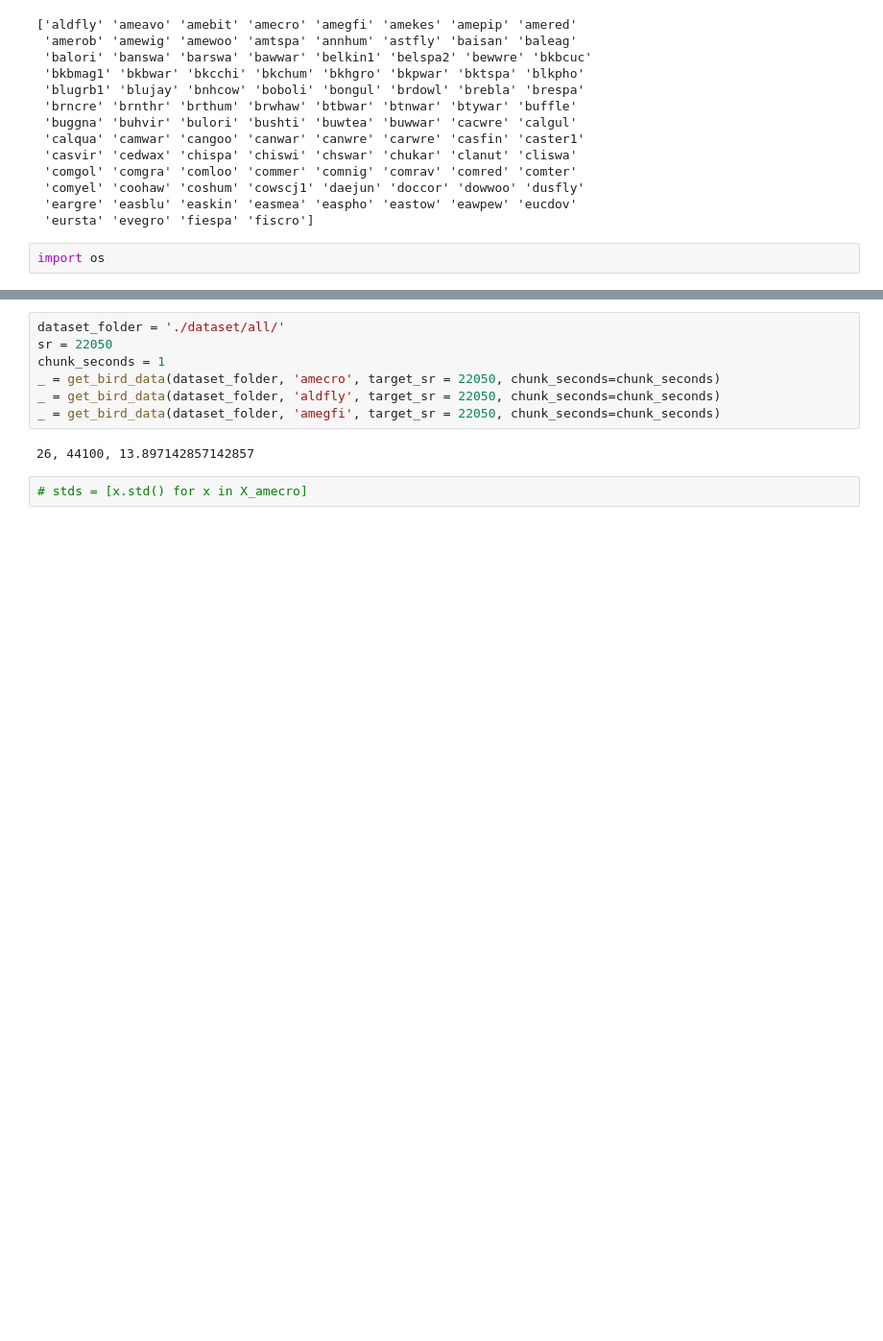
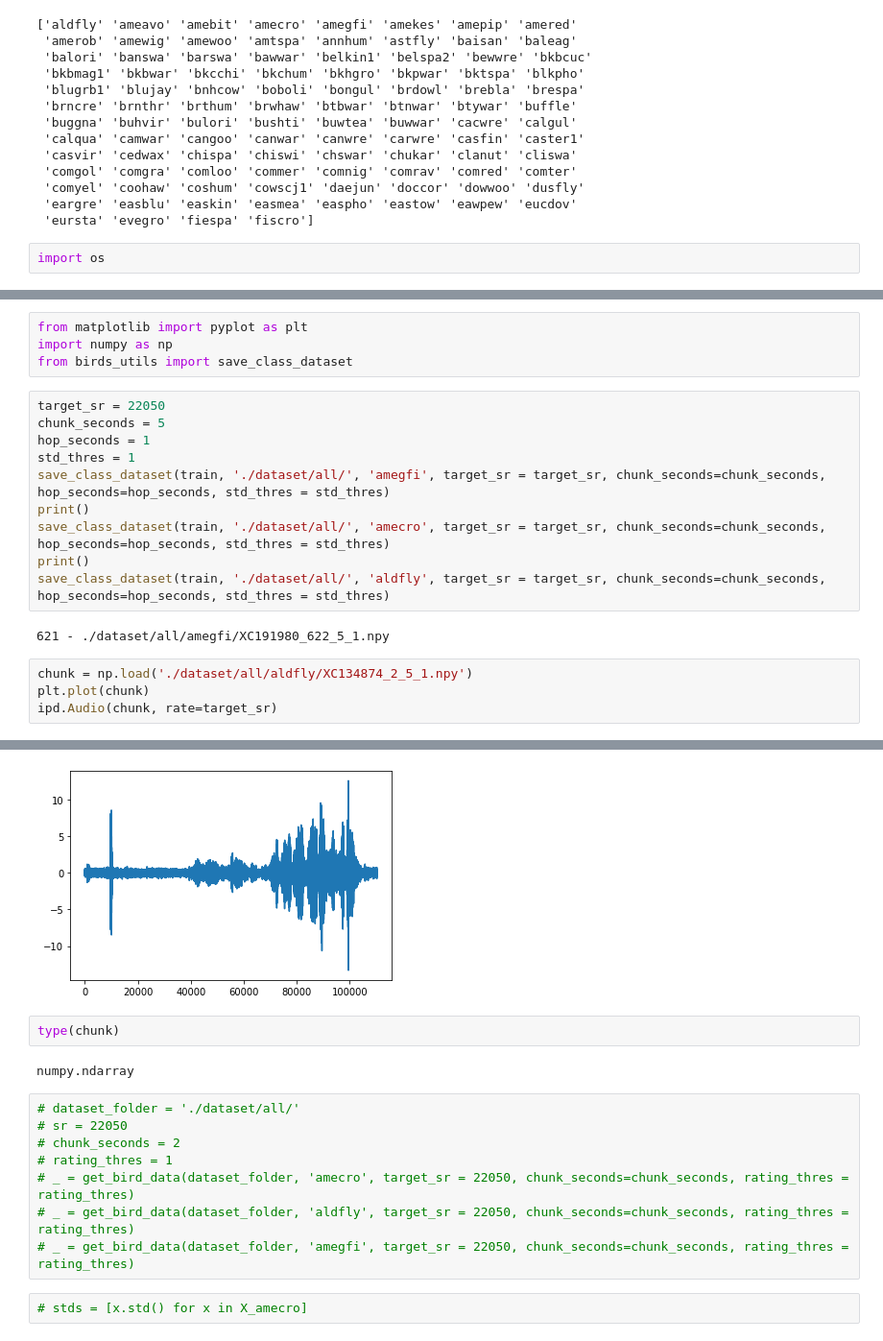
Before and after one commit to jganzabal/kaggle-birds, a Jupyter notebook: 01_Preprocess.ipynb, the cells around one changed output, grey strips where cells are left out. Shown at 96% size. Cells and saved outputs as stored; diff of their text form; blank space fills up the shorter version.

```diff
--- a/01_Preprocess.ipynb
+++ b/01_Preprocess.ipynb
@@ -90,3 +74,24 @@ def get_bird_data(dataset_folder, ebird_code, target_sr = 22050, chunk_seconds=2
                 else:
                     under_tres.append(row)
     return under_tres
+# %%
+from matplotlib import pyplot as plt
+import numpy as np
+from birds_utils import save_class_dataset
+# %%
+target_sr = 22050
+chunk_seconds = 5
+hop_seconds = 1
+std_thres = 1
+save_class_dataset(train, './dataset/all/', 'amegfi', target_sr = target_sr, chunk_seconds=chunk_seconds, hop_seconds=hop_seconds, std_thres = std_thres)
+print()
+save_class_dataset(train, './dataset/all/', 'amecro', target_sr = target_sr, chunk_seconds=chunk_seconds, hop_seconds=hop_seconds, std_thres = std_thres)
+print()
+save_class_dataset(train, './dataset/all/', 'aldfly', target_sr = target_sr, chunk_seconds=chunk_seconds, hop_seconds=hop_seconds, std_thres = std_thres)
+# %% [output]
+621 - ./dataset/all/amegfi/XC191980_622_5_1.npy
+# %%
+chunk = np.load('./dataset/all/aldfly/XC134874_2_5_1.npy')
+plt.plot(chunk)
+ipd.Audio(chunk, rate=target_sr)
+# %% [output]
@@ -93,12 +99,16 @@ def get_bird_data(dataset_folder, ebird_code, target_sr = 22050, chunk_seconds=2
+[figure, added]
+# %%
+type(chunk)
+# %% [output]
+numpy.ndarray
 # %%
-dataset_folder = './dataset/all/'
-sr = 22050
-chunk_seconds = 1
-_ = get_bird_data(dataset_folder, 'amecro', target_sr = 22050, chunk_seconds=chunk_seconds)
-_ = get_bird_data(dataset_folder, 'aldfly', target_sr = 22050, chunk_seconds=chunk_seconds)
-_ = get_bird_data(dataset_folder, 'amegfi', target_sr = 22050, chunk_seconds=chunk_seconds)
+# dataset_folder = './dataset/all/'
+# sr = 22050
+# chunk_seconds = 2
+# rating_thres = 1
+# _ = get_bird_data(dataset_folder, 'amecro', target_sr = 22050, chunk_seconds=chunk_seconds, rating_thres = rating_thres)
+# _ = get_bird_data(dataset_folder, 'aldfly', target_sr = 22050, chunk_seconds=chunk_seconds, rating_thres = rating_thres)
+# _ = get_bird_data(dataset_folder, 'amegfi', target_sr = 22050, chunk_seconds=chunk_seconds, rating_thres = rating_thres)
-# %% [output]
-26, 44100, 13.897142857142857
 # %%
 # stds = [x.std() for x in X_amecro]
 # %%
```
Also changed, not shown: parts of 8 cells of this notebook, 3 other files.
